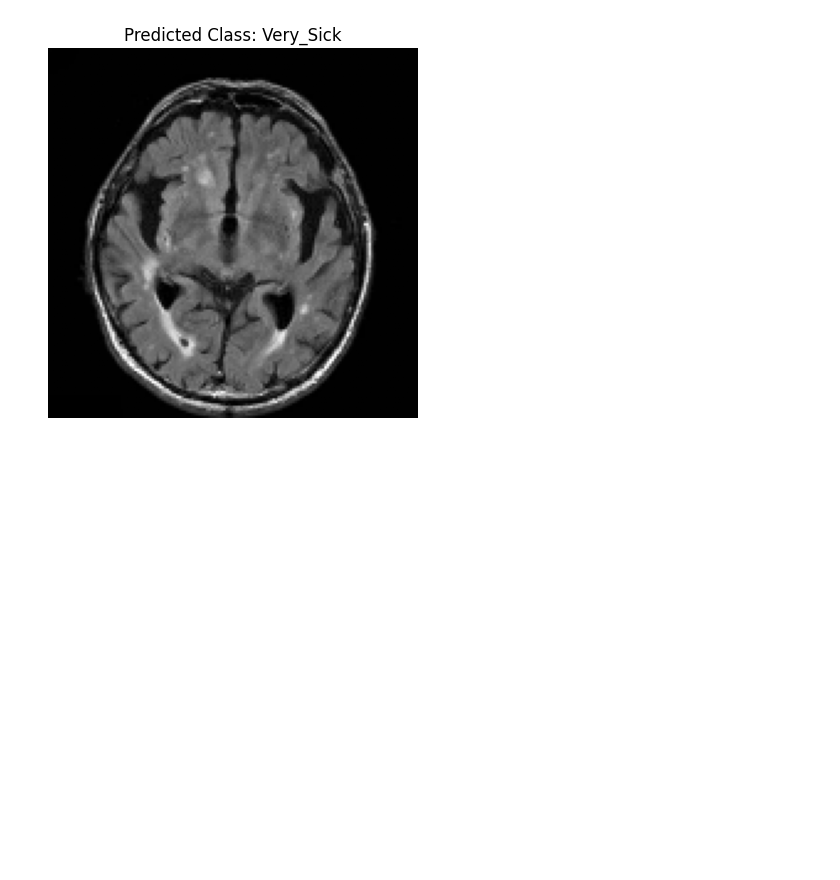
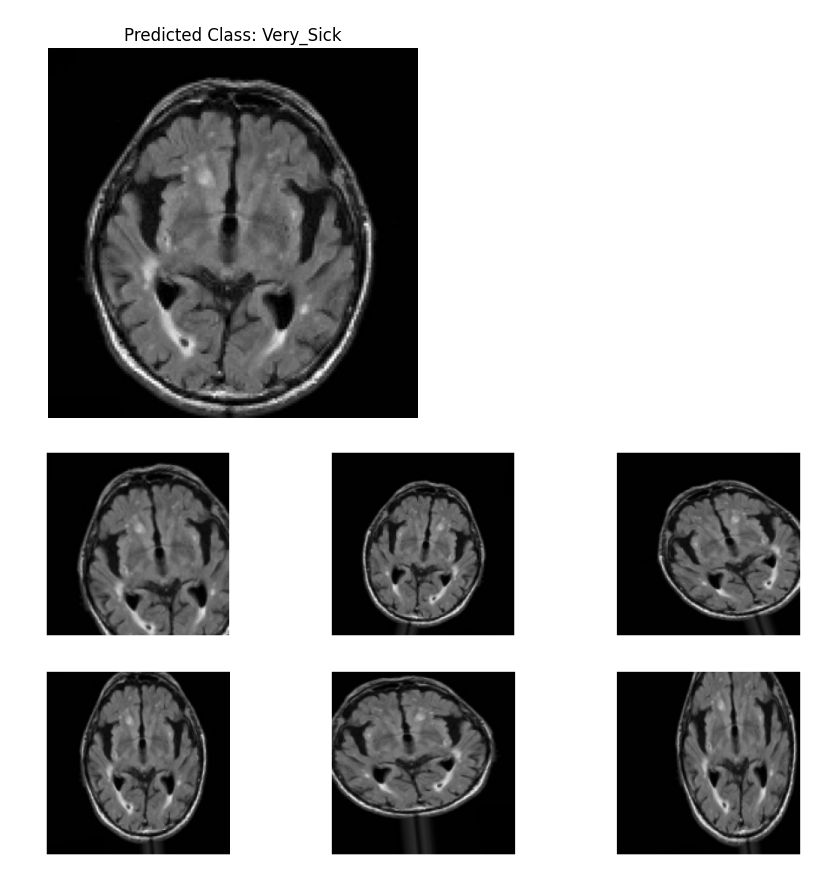
Before and after one commit to MorojMunshi/Lab, a Jupyter notebook: MRI_.ipynb, the cells around one changed output. Drawn from its saved outputs; the diff is of its cells as text; code cells hidden in the pictures; blank space fills up the shorter version.

```diff
--- a/MRI_.ipynb
+++ b/MRI_.ipynb
@@ -1024,3 +1024,44 @@ WARNING:absl:Compiled the loaded model, but the compiled metrics have yet to be
 Predicted class: Very_Sick
 Confidence: 99.67%
 [figure]
+# %%
+from tensorflow.keras.preprocessing.image import ImageDataGenerator
+import numpy as np
+import matplotlib.pyplot as plt
+
+# تأكد أن الصورة في النطاق الصحيح
+if image_np_array.max() <= 1:
+    image_np_array = (image_np_array * 255).astype('uint8')  # تحويل القيم إلى النطاق [0, 255]
+
+# التأكد من نوع البيانات
+if image_np_array.dtype != 'uint8':
+    image_np_array = image_np_array.astype('uint8')
+
+# إضافة بُعد للصورة
+if len(image_np_array.shape) == 3:
+    image_np_array = np.expand_dims(image_np_array, axis=0)
+
+# إنشاء كائن ImageDataGenerator
+datagen = ImageDataGenerator(
+    rotation_range=20,
+    width_shift_range=0.2,
+    height_shift_range=0.2,
+    shear_range=0.2,
+    zoom_range=0.2,
+    horizontal_flip=True,
+    fill_mode='nearest'
+)
+
+# إنشاء الصور المزيدة
+augmented_images = datagen.flow(image_np_array, batch_size=1)
+
+# عرض الصور المزيدة
+plt.figure(figsize=(12, 6))
+for i in range(6):  # عرض 6 صور
+    augmented_image = next(augmented_images)[0].astype('uint8')
+    plt.subplot(2, 3, i + 1)
+    plt.imshow(augmented_image)
+    plt.axis('off')
+plt.show()
+# %% [output]
+[figure, added]
```
